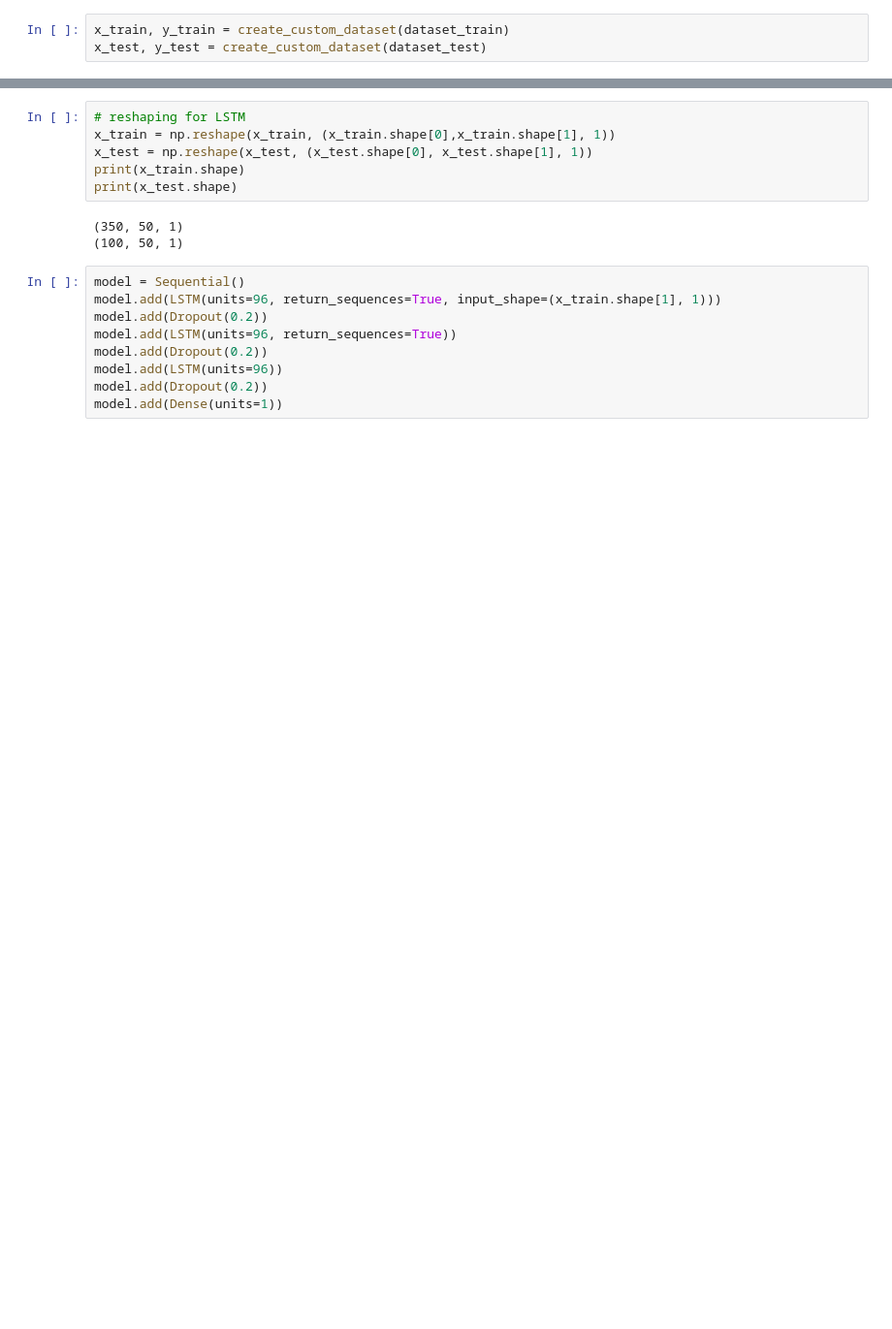
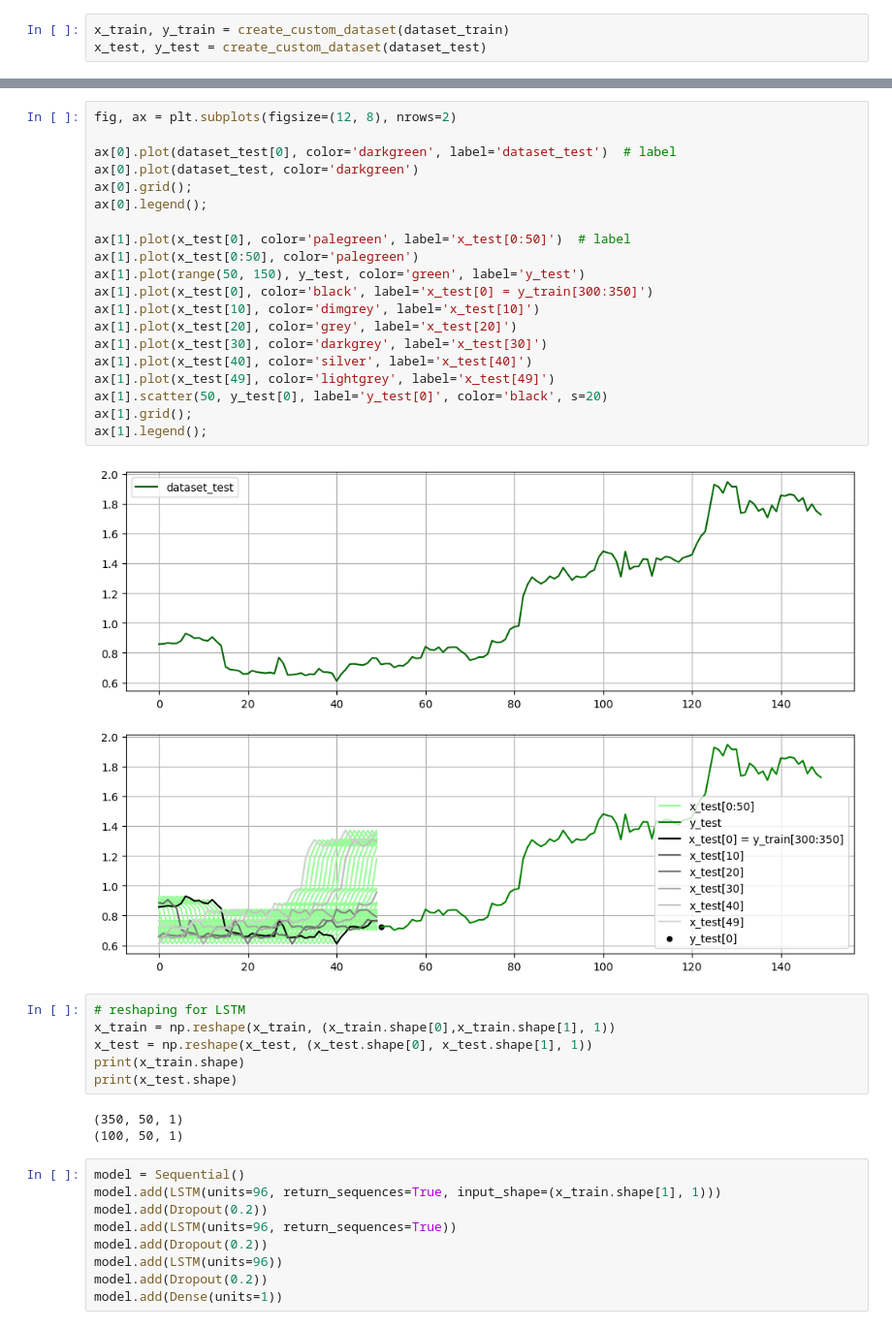
Before and after one commit to bkbugaj/bitcoin-price-prediction, a Jupyter notebook: bitcoin-price-prediction.ipynb, the cells around one changed output, grey strips where cells are left out. Shown: that part at 97% size. Cells and saved outputs as stored; diff of their text form; blank space fills up the shorter version.

```diff
--- a/bitcoin-price-prediction.ipynb
+++ b/bitcoin-price-prediction.ipynb
@@ -95,3 +187,25 @@ x_test, y_test = create_custom_dataset(dataset_test)
+# %%
+fig, ax = plt.subplots(figsize=(12, 8), nrows=2)
+
+ax[0].plot(dataset_test[0], color='darkgreen', label='dataset_test')  # label
+ax[0].plot(dataset_test, color='darkgreen')
+ax[0].grid();
+ax[0].legend();
+
+ax[1].plot(x_test[0], color='palegreen', label='x_test[0:50]')  # label
+ax[1].plot(x_test[0:50], color='palegreen')
+ax[1].plot(range(50, 150), y_test, color='green', label='y_test')
+ax[1].plot(x_test[0], color='black', label='x_test[0] = y_train[300:350]')
+ax[1].plot(x_test[10], color='dimgrey', label='x_test[10]')
+ax[1].plot(x_test[20], color='grey', label='x_test[20]')
+ax[1].plot(x_test[30], color='darkgrey', label='x_test[30]')
+ax[1].plot(x_test[40], color='silver', label='x_test[40]')
+ax[1].plot(x_test[49], color='lightgrey', label='x_test[49]')
+ax[1].scatter(50, y_test[0], label='y_test[0]', color='black', s=20)
+ax[1].grid();
+ax[1].legend();
+# %% [output]
+[figure, added]
 # %%
 # reshaping for LSTM
 x_train = np.reshape(x_train, (x_train.shape[0],x_train.shape[1], 1))
```
Also changed, not shown: parts of 20 cells of this notebook.
